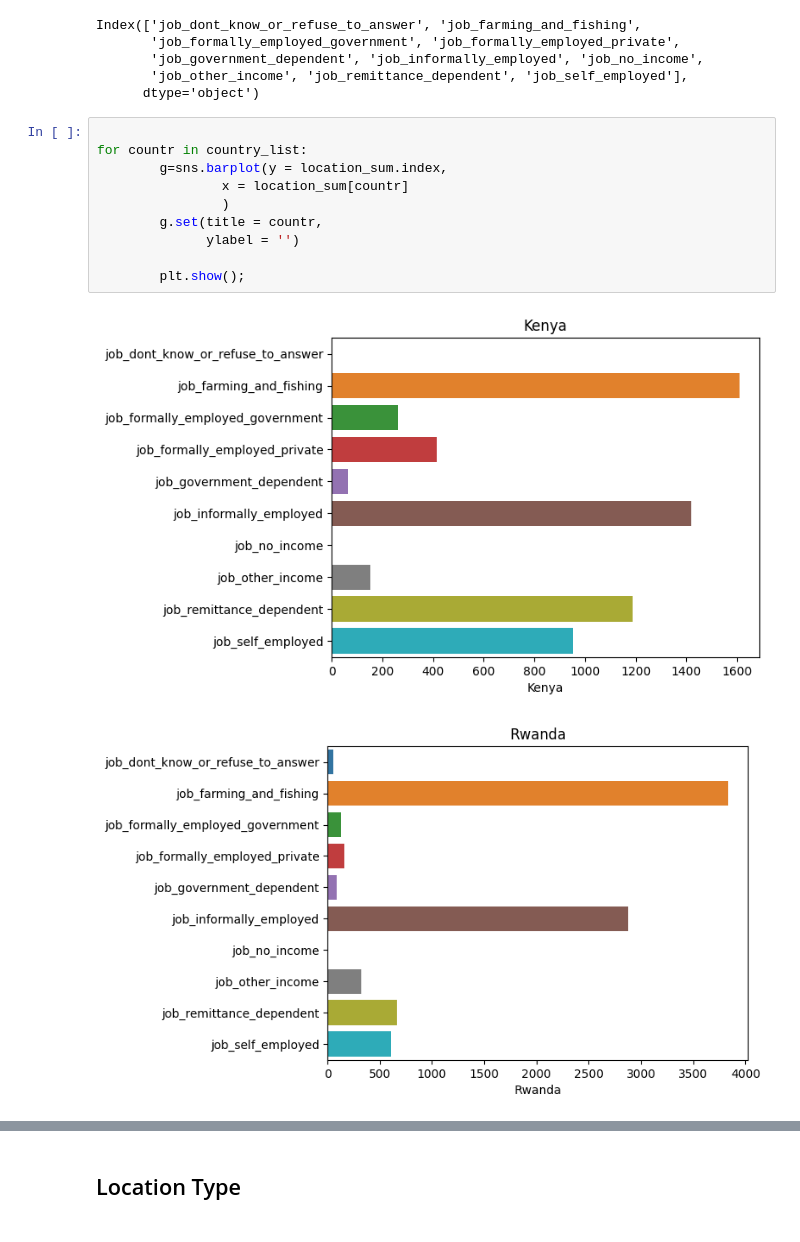
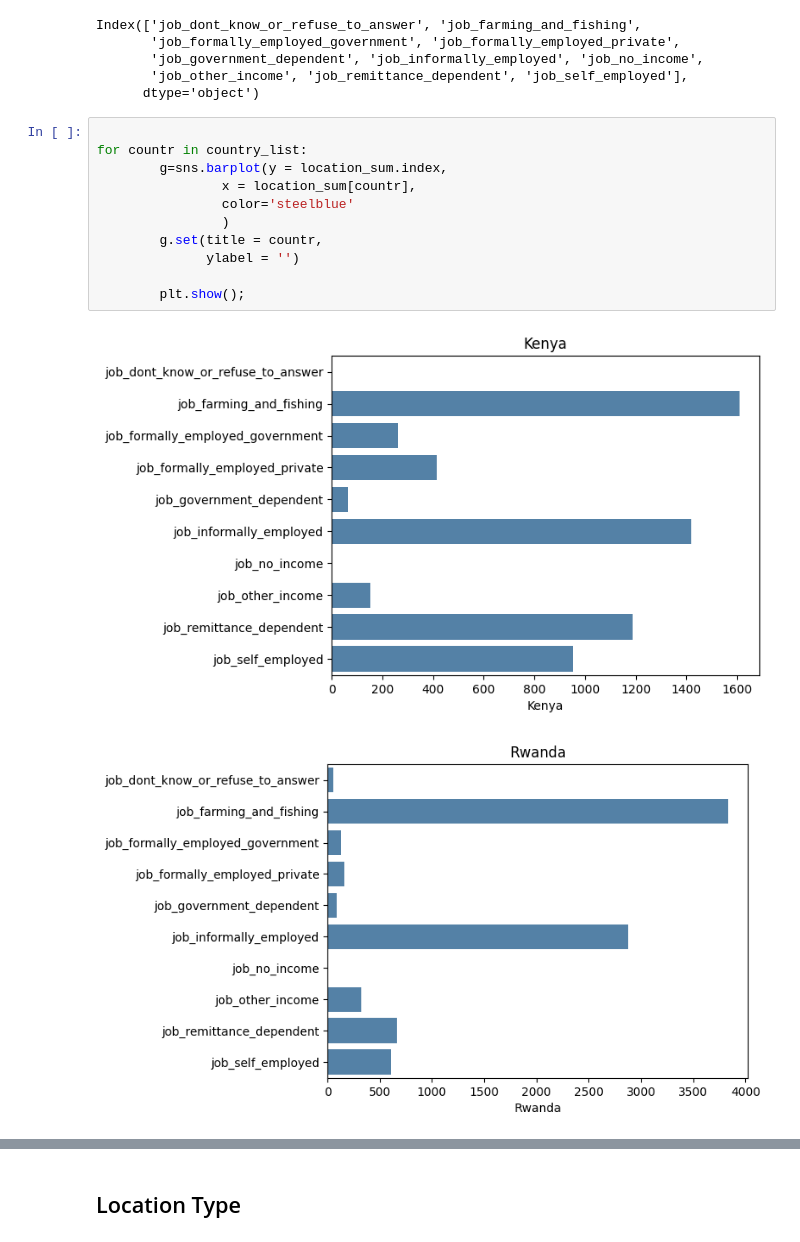
Before and after one commit to M4R1T4/ML_proj_Feb_2024, a Jupyter notebook: 01_Data_and_EDA.ipynb, the cells around one changed output, grey strips where cells are left out. Cells and saved outputs as stored; diff of their text form.

```diff
--- a/01_Data_and_EDA.ipynb
+++ b/01_Data_and_EDA.ipynb
@@ -334,13 +402,14 @@ Index(['job_dont_know_or_refuse_to_answer', 'job_farming_and_fishing',
 # %%
 
 for countr in country_list:
         g=sns.barplot(y = location_sum.index,
-                x = location_sum[countr]
+                x = location_sum[countr],
+                color='steelblue'
                 )
         g.set(title = countr,
               ylabel = '')
 
         plt.show();
 # %% [output]
-[figure, old version]
+[figure, new version]
-[figure, old version]
+[figure, new version]
```
Also changed, not shown: parts of 15 cells of this notebook.
